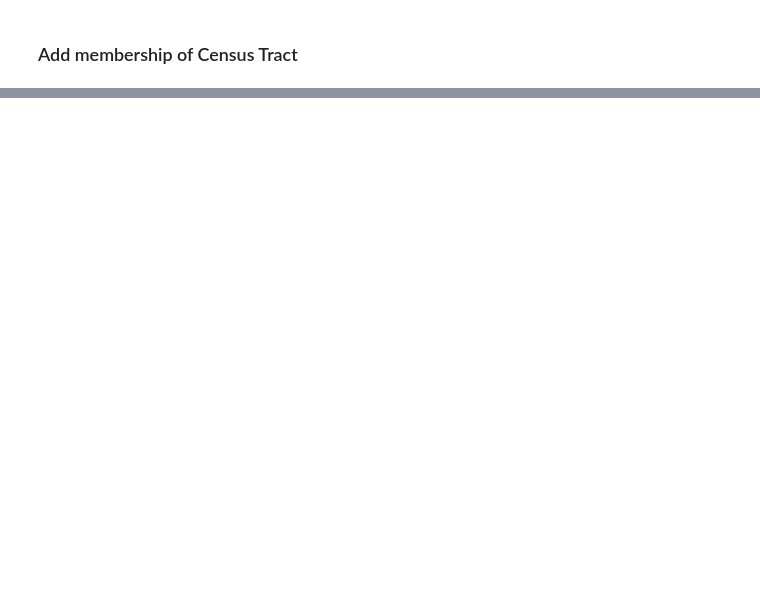
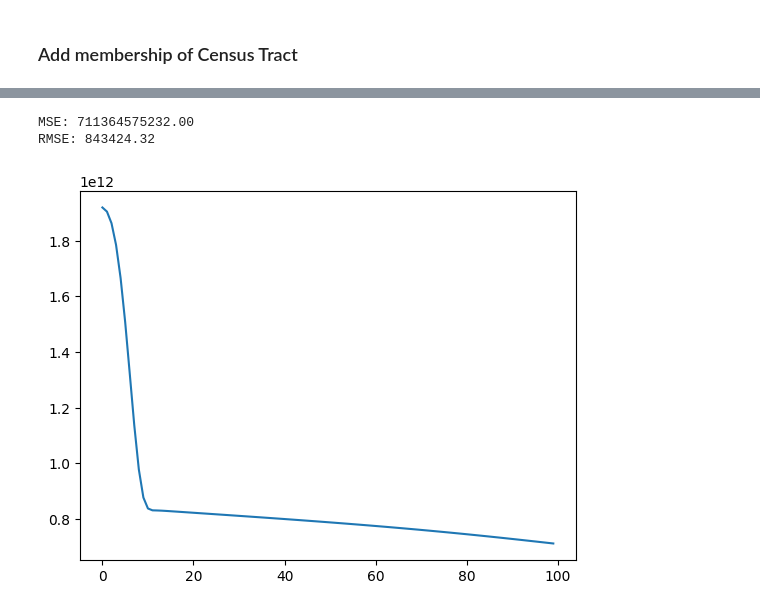
Before and after one commit to zcakg86/house-sales-king-county, a Jupyter notebook: house_sales.ipynb, the cells around one changed output, grey strips where cells are left out. Drawn from its saved outputs; the diff is of its cells as text; code cells hidden in the pictures; blank space fills up the shorter version.

```diff
--- a/house_sales.ipynb
+++ b/house_sales.ipynb
@@ -155,0 +519,17 @@ The `op` parameter is deprecated and will be removed in a future release. Please
+# %%
+# split test/train data 0.7/0.3
+from sklearn.model_selection import train_test_split
+exp_cols = ["\\bsale_price\\b","months_difference_","\\bsqft\\b","beds_","grade_","\\blatitude\\b","\\blongitude\\b"]
+X = select_columns(sales_points,exp_cols).to_numpy()
+X_features = columns_contain_string(sales_points,exp_cols)
+
+x_train, x_test = train_test_split(X, test_size = 0.3)
+y_train = x_train[:,0]
+y_test = x_test[:,0]
+x_train = x_train[:,1:]
+x_test = x_test[:,1:]
+x_train = torch.tensor(x_train,dtype=torch.float32)
+x_test = torch.tensor(x_test,dtype=torch.float32)
+y_train = torch.tensor(y_train,dtype=torch.float32)
+y_test = torch.tensor(y_test,dtype=torch.float32)
+print(x_train.shape,x_test.shape,y_train.shape,y_test.shape)
@@ -155,0 +565,12 @@ The `op` parameter is deprecated and will be removed in a future release. Please
+# %%
+model = nn.Sequential(
+    nn.Linear(x_train.shape[1], 24),
+    nn.ReLU(),
+    nn.Linear(24, 12),
+    nn.ReLU(),
+    nn.Linear(12, 6),
+    nn.ReLU(),
+    nn.Linear(6, 1)
+)
+
+print(model)
@@ -155,0 +675,10 @@ The `op` parameter is deprecated and will be removed in a future release. Please
+# %%
+
+print("MSE: %.2f" % best_mse)
+print("RMSE: %.2f" % np.sqrt(best_mse))
+plt.plot(history)
+plt.show()
+# %% [output]
+MSE: 711364575232.00
+RMSE: 843424.32
+[figure, added]
```
Also changed, not shown: parts of 70 cells of this notebook.
